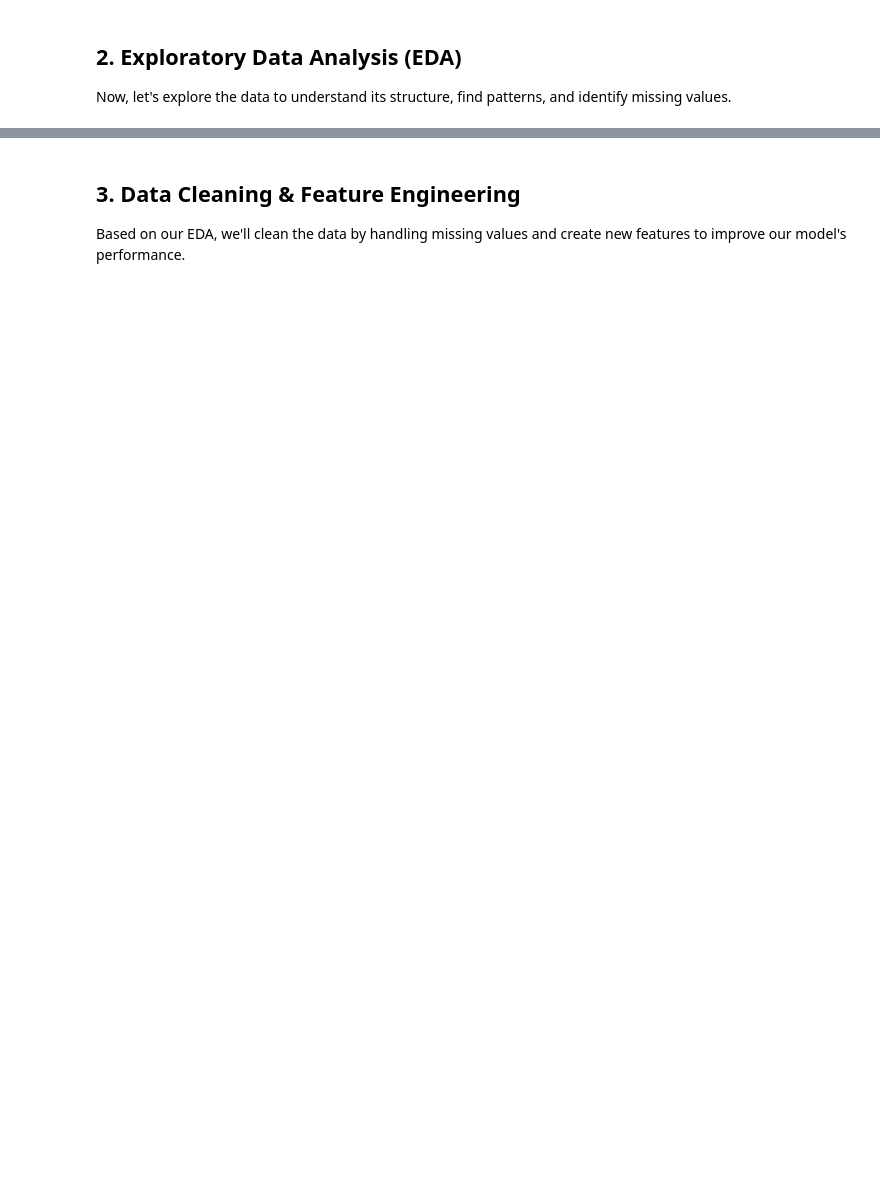
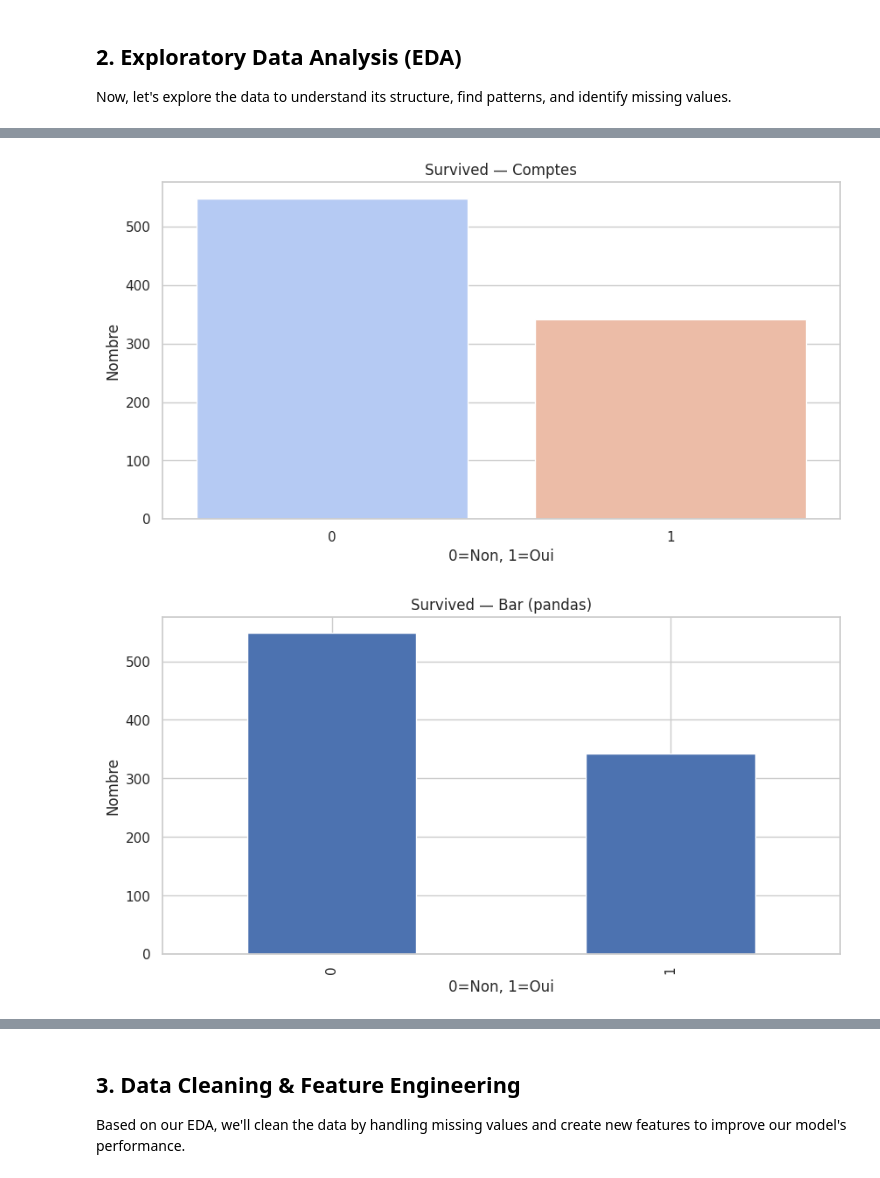
Before and after one commit to RonaldDonfack/Bole, a Jupyter notebook: titanic_analysis_yanel.ipynb, the cells around one changed output, grey strips where cells are left out. Drawn from its saved outputs; the diff is of its cells as text; code cells hidden in the pictures; blank space fills up the shorter version.

```diff
--- a/titanic_analysis_yanel.ipynb
+++ b/titanic_analysis_yanel.ipynb
@@ -37,0 +39,78 @@ Now, let's explore the data to understand its structure, find patterns, and iden
+# %%
+
+sns.set(style="whitegrid")
+plt.rcParams["figure.figsize"] = (10, 5)
+
+
+
+# --- 2) Valeurs manquantes (table courte)
+missing = train_df.isna().sum().sort_values(ascending=False)
+print("\nMissing values:\n", missing[missing > 0])
+
+# --- 3) Survived — distribution (coolwarm = binaire avec sens)
+plt.figure()
+sns.countplot(x="Survived", data=train_df, palette="coolwarm")
+plt.title("Survived — Comptes"); plt.xlabel("0=Non, 1=Oui"); plt.ylabel("Nombre"); plt.show()
+
+plt.figure()
+train_df["Survived"].value_counts().sort_index().plot(kind="bar")
+plt.title("Survived — Bar (pandas)"); plt.xlabel("0=Non, 1=Oui"); plt.ylabel("Nombre"); plt.show()
+
+plt.figure()
+train_df["Survived"].value_counts().plot.pie(autopct="%1.1f%%", startangle=90)
+plt.title("Survived — Proportions"); plt.ylabel(""); plt.show()
+
+# --- 4) Sex — répartition & taux de survie (Set2 = qualitative)
+plt.figure()
+sns.countplot(x="Sex", data=train_df, palette="Set2")
+plt.title("Sex — Répartition"); plt.xlabel("Sexe"); plt.ylabel("Nombre"); plt.show()
+
+plt.figure()
+sns.barplot(x="Sex", y="Survived", data=train_df, palette="Set2", errorbar=None)
+plt.title("Sex — Taux de survie"); plt.ylim(0,1); plt.show()
+
+# --- 5) Pclass — répartition & taux de survie (Set2 = qualitative)
+plt.figure()
+sns.countplot(x="Pclass", data=train_df, palette="Set2")
+plt.title("Pclass — Répartition"); plt.xlabel("Classe"); plt.ylabel("Nombre"); plt.show()
+
+plt.figure()
+sns.barplot(x="Pclass", y="Survived", data=train_df, palette="Set2", errorbar=None)
+plt.title("Pclass — Taux de survie"); plt.ylim(0,1); plt.show()
+
+# --- 6) Age — distribution & relation avec survie
+plt.figure()
+sns.histplot(train_df["Age"], bins=30, kde=True)
+plt.title("Age — Distribution"); plt.xlabel("Âge"); plt.ylabel("Fréquence"); plt.show()
+
+plt.figure()
+sns.boxplot(x="Survived", y="Age", data=train_df, palette="coolwarm")
+plt.title("Age vs Survived"); plt.xlabel("0=Non, 1=Oui"); plt.ylabel("Âge"); plt.show()
+
+# --- 7) Croisements rapides (Sex x Survived, Pclass x Survived)
+plt.figure()
+sns.countplot(x="Sex", hue="Survived", data=train_df, palette="coolwarm")
+plt.title("Sex x Survived"); plt.xlabel("Sexe"); plt.ylabel("Nombre"); plt.show()
+
+plt.figure()
+sns.countplot(x="Pclass", hue="Survived", data=train_df, palette="coolwarm")
+plt.title("Pclass x Survived"); plt.xlabel("Classe"); plt.ylabel("Nombre"); plt.show()
+
+# Variante synthétique : grille (classe, sexe) par survie
+sns.catplot(x="Pclass", hue="Sex", col="Survived", data=train_df, kind="count", height=4, aspect=1)
+plt.subplots_adjust(top=0.85); plt.suptitle("Pclass & Sex selon Survived"); plt.show()
+
+# --- 8) Corrélations numériques (inclut Survived)
+num = train_df.select_dtypes(include=[np.number])
+plt.figure(figsize=(10,7))
+sns.heatmap(num.corr(), annot=True, fmt=".2f", linewidths=0.5, cmap="coolwarm")
+plt.title("Matrice de corrélation (numériques)"); plt.show()
+
+# --- 9) (Optionnel) Features utiles pour la suite modèle
+train_df["Cabin_known"] = train_df["Cabin"].notna().astype(int)
+train_df["FamilySize"] = train_df["SibSp"] + train_df["Parch"] + 1
+train_df["IsAlone"] = (train_df["FamilySize"] == 1).astype(int)
+train_df["AgeBin"] = pd.cut(train_df["Age"], bins=[-1,12,18,35,50,80],
+                            labels=["child","teen","young","adult","senior"])
+display(train_df[["Survived","Sex","Pclass","Age","Fare","FamilySize","IsAlone","Cabin_known","AgeBin"]].head())
+# %% [output]
@@ -37,0 +125,2 @@ Now, let's explore the data to understand its structure, find patterns, and iden
+[figure, added]
+[figure, added]
```
Also changed, not shown: parts of 14 cells of this notebook.
